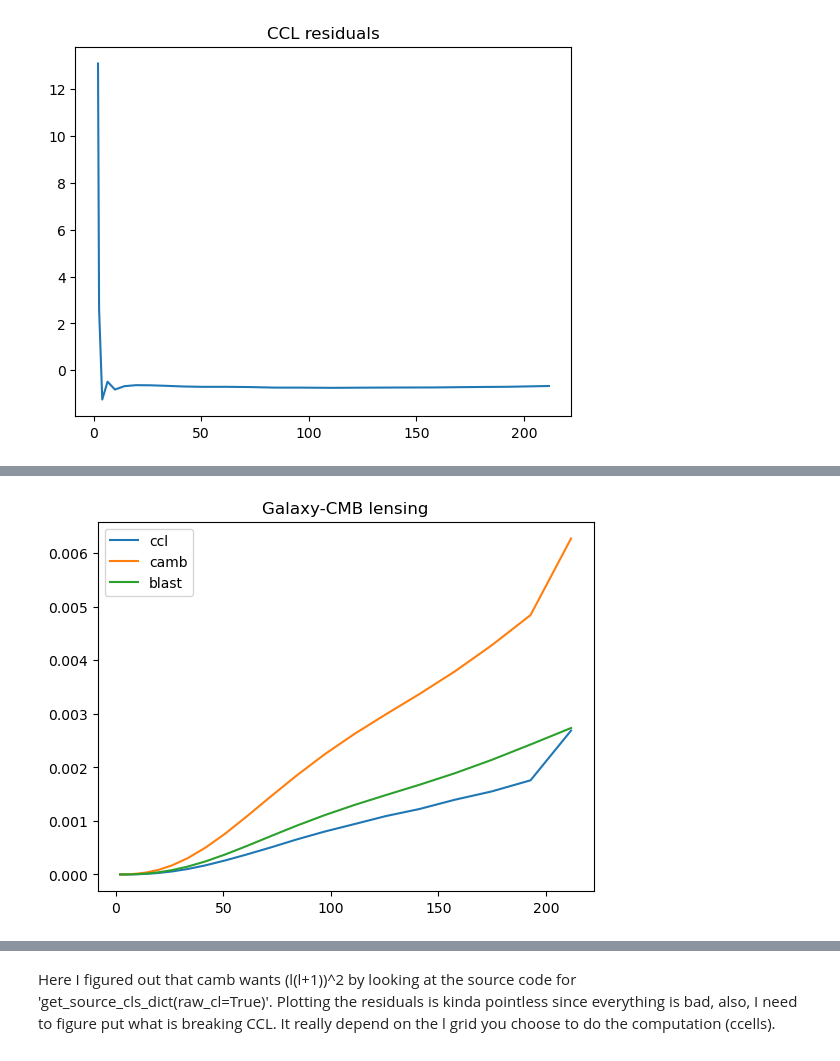
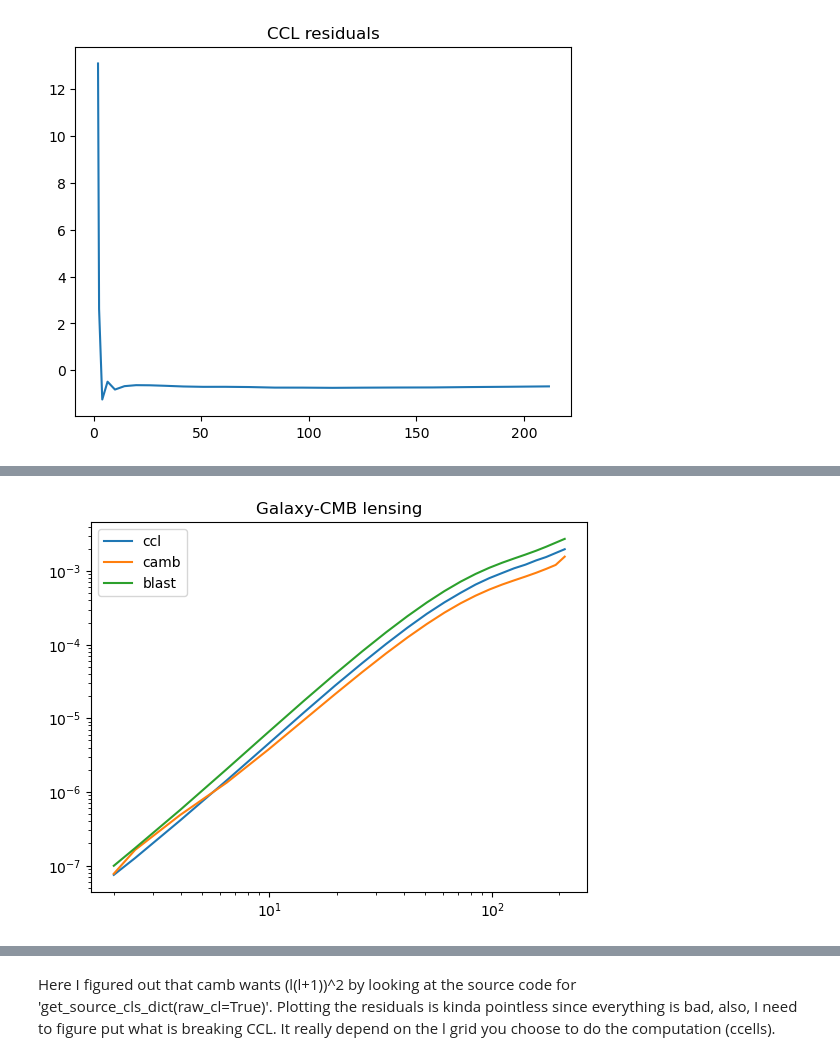
Before and after one commit to sofiachiarenza/Blastoise, a Jupyter notebook: overview.ipynb, the cells around one changed output, grey strips where cells are left out. Drawn from its saved outputs; the diff is of its cells as text; code cells hidden in the pictures.

Commit message:
latest local updates (camb broke, nevermind it's on symmetry)

```diff
--- a/overview.ipynb
+++ b/overview.ipynb
@@ -94,5 +94,5 @@ def init_pars(lmin_limber=200,do_magnification_bias=0.,do_cmb = True, do_transfe
     pars.Accuracy.SourcekAccuracyBoost=2.
     return pars
 # %%
-pars_nolimber = init_pars(lmin_limber = 200, do_magnification_bias = 0, do_cmb = True, do_transfer = False)
+pars_nolimber = init_pars(lmin_limber = 220, do_magnification_bias = 0, do_cmb = True, do_transfer = False)
 # %% [output]
@@ -192,7 +211,7 @@ z = np.linspace(0,5,1024)
 nz1 = np.interp(z,dndz[0],dndz[1])
 bz = np.ones_like(z) #set bias to 1. Same as done for BLAST
 
-cmbl = ccl.CMBLensingTracer(cosmo, z_source=1089.)
+cmbl = ccl.CMBLensingTracer(cosmo, z_source=1100.)
 cclg = ccl.NumberCountsTracer(cosmo,dndz=(z,nz1),bias=(z,bz),has_rsd=False)
 ccls = ccl.tracers.WeakLensingTracer(cosmo, dndz=(z,nz1))
 # %%
@@ -255,11 +274,11 @@ So I'm not completely messing up the kernels, but the differences need to be inv
 ### CCL
 # %%
 ccells = np.linspace(2, 2000, 900)
-cl_gg_ccl = ccl.angular_cl(cosmo, cclg, cclg, ccells, l_limber=200, return_meta=False)
-cl_ss_ccl = ccl.angular_cl(cosmo, ccls, ccls, ccells, l_limber=200, return_meta=False)
-cl_gs_ccl = ccl.angular_cl(cosmo, cclg, ccls, ccells, l_limber=200, return_meta=False)
-cl_kg_ccl = ccl.angular_cl(cosmo, cmbl, cclg, ccells, l_limber=200, return_meta=False)
-cl_ks_ccl = ccl.angular_cl(cosmo, cmbl, cclg, ccells, l_limber=200, return_meta=False)
+cl_gg_ccl = ccl.angular_cl(cosmo, cclg, cclg, ccells, l_limber=220, return_meta=False)
+cl_ss_ccl = ccl.angular_cl(cosmo, ccls, ccls, ccells, l_limber=220, return_meta=False)
+cl_gs_ccl = ccl.angular_cl(cosmo, cclg, ccls, ccells, l_limber=220, return_meta=False)
+cl_kg_ccl = ccl.angular_cl(cosmo, cmbl, cclg, ccells, l_limber=220, return_meta=False)
+cl_ks_ccl = ccl.angular_cl(cosmo, cmbl, cclg, ccells, l_limber=220, return_meta=False)
 # %% [markdown]
 ### CAMB
 # %%
@@ -393,12 +475,12 @@ plt.title("CAMB residuals");
 new_ccl_kg = np.interp(ell_list, ccells, cl_kg_ccl)
 new_camb_kg = np.interp(ell_list, camb_ells, cls_nolimber["PxW1"][2:lmax_plot+1])
 # %%
-plt.plot(ell_list, ell_list * (ell_list +1) * new_ccl_kg, label="ccl" )
-plt.plot(ell_list, (ell_list * (ell_list+1))**2 * new_camb_kg, label = "camb")
+plt.loglog(ell_list, ell_list * (ell_list +1) * new_ccl_kg, label="ccl" )
+plt.plot(ell_list, (ell_list * (ell_list+1))**2 * new_camb_kg/4, label = "camb")
 plt.plot(ell_list, blast_gcmbl, label="blast")
 plt.legend()
 plt.title("Galaxy-CMB lensing");
 # %% [output]
-[figure, old version]
+[figure, new version]
 # %%
 plt.loglog(ell_list, ell_list * (ell_list +1) * new_ccl_kg, label="ccl" )
```
Also changed, not shown: parts of 38 cells of this notebook, 5 other files.
